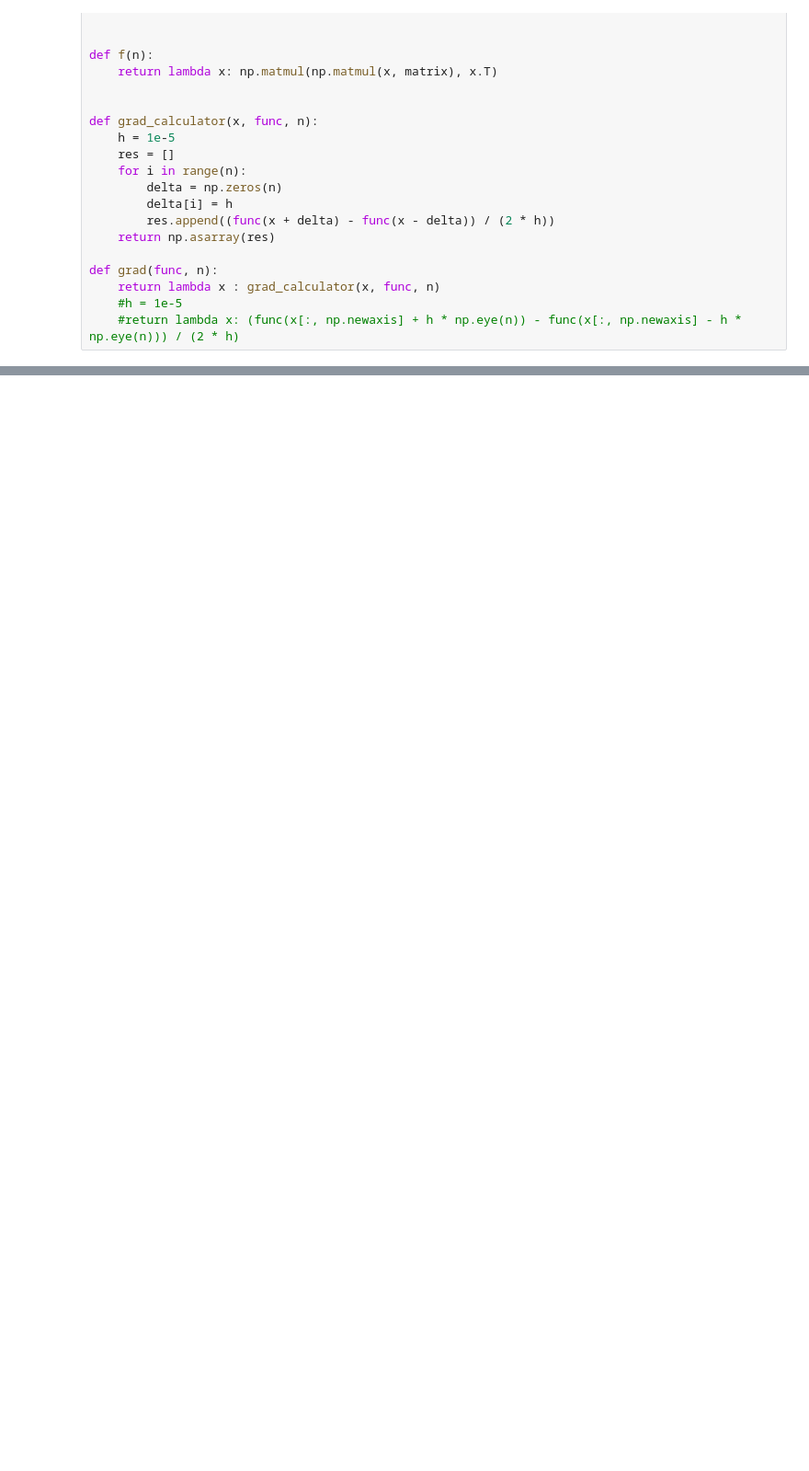
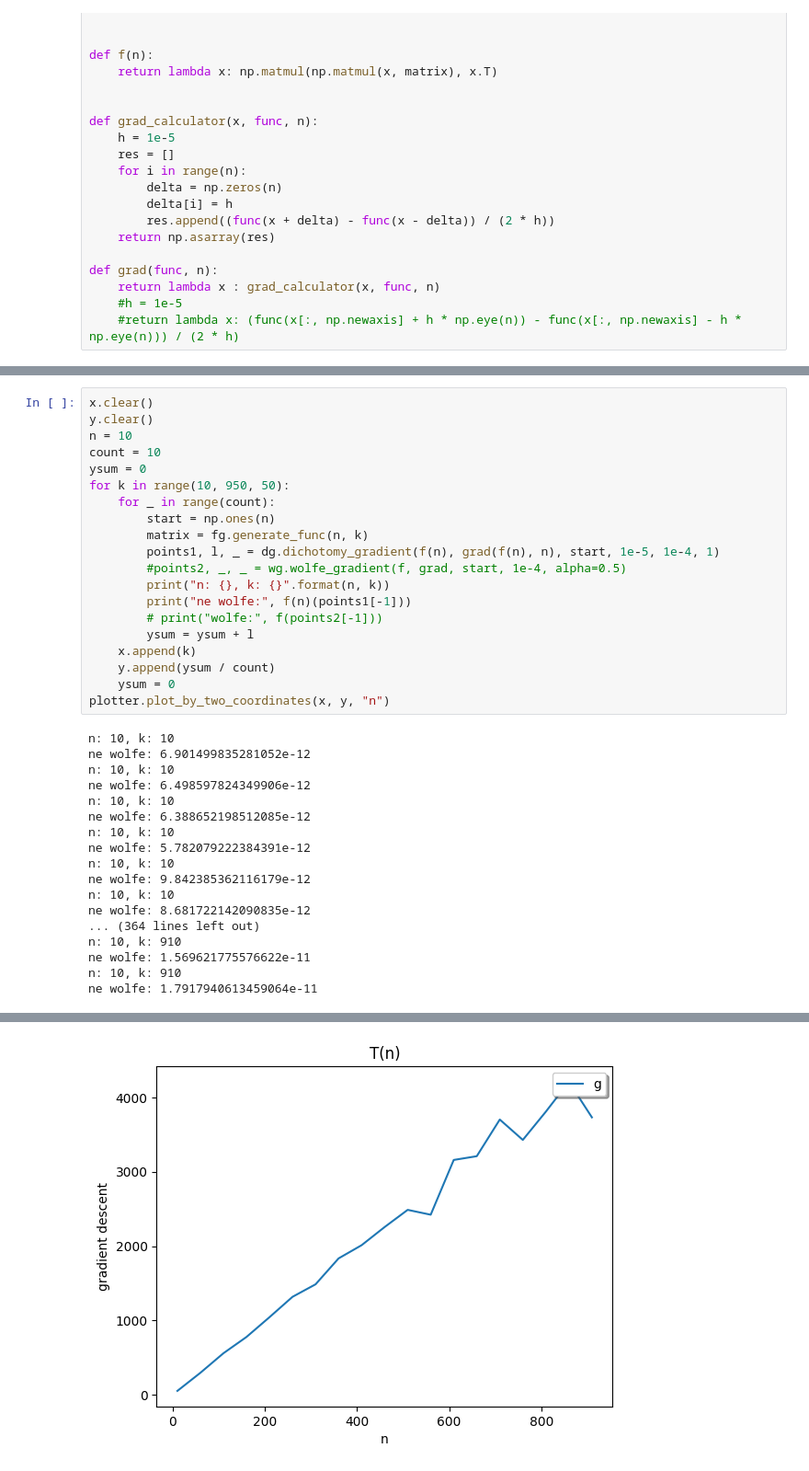
Before and after one commit to ivashka27/met_opt_danya3, a Jupyter notebook: lab1/nk_dependency_analysis.ipynb, the cells around one changed output, grey strips where cells are left out. Shown at 92% size. Saved outputs shown, nothing was run; the diff lists cells and outputs as text; blank space fills up the shorter version.

```diff
--- a/lab1/nk_dependency_analysis.ipynb
+++ b/lab1/nk_dependency_analysis.ipynb
@@ -36,0 +78,38 @@ def grad(func, n):
+# %%
+x.clear()
+y.clear()
+n = 10
+count = 10
+ysum = 0
+for k in range(10, 950, 50):
+    for _ in range(count):
+        start = np.ones(n)
+        matrix = fg.generate_func(n, k)
+        points1, l, _ = dg.dichotomy_gradient(f(n), grad(f(n), n), start, 1e-5, 1e-4, 1)
+        #points2, _, _ = wg.wolfe_gradient(f, grad, start, 1e-4, alpha=0.5)
+        print("n: {}, k: {}".format(n, k))
+        print("ne wolfe:", f(n)(points1[-1]))
+        # print("wolfe:", f(points2[-1]))
+        ysum = ysum + l
+    x.append(k)
+    y.append(ysum / count)
+    ysum = 0
+plotter.plot_by_two_coordinates(x, y, "n")
+# %% [output]
+n: 10, k: 10
+ne wolfe: 6.901499835281052e-12
+n: 10, k: 10
+ne wolfe: 6.498597824349906e-12
+n: 10, k: 10
+ne wolfe: 6.388652198512085e-12
+n: 10, k: 10
+ne wolfe: 5.782079222384391e-12
+n: 10, k: 10
+ne wolfe: 9.842385362116179e-12
+n: 10, k: 10
+ne wolfe: 8.681722142090835e-12
+... (364 lines left out)
+n: 10, k: 910
+ne wolfe: 1.569621775576622e-11
+n: 10, k: 910
+ne wolfe: 1.7917940613459064e-11
@@ -37 +117,2 @@ def grad(func, n):
+[figure, added]
 # %%
```
Also changed, not shown: parts of 3 cells of this notebook, 1 other file.
